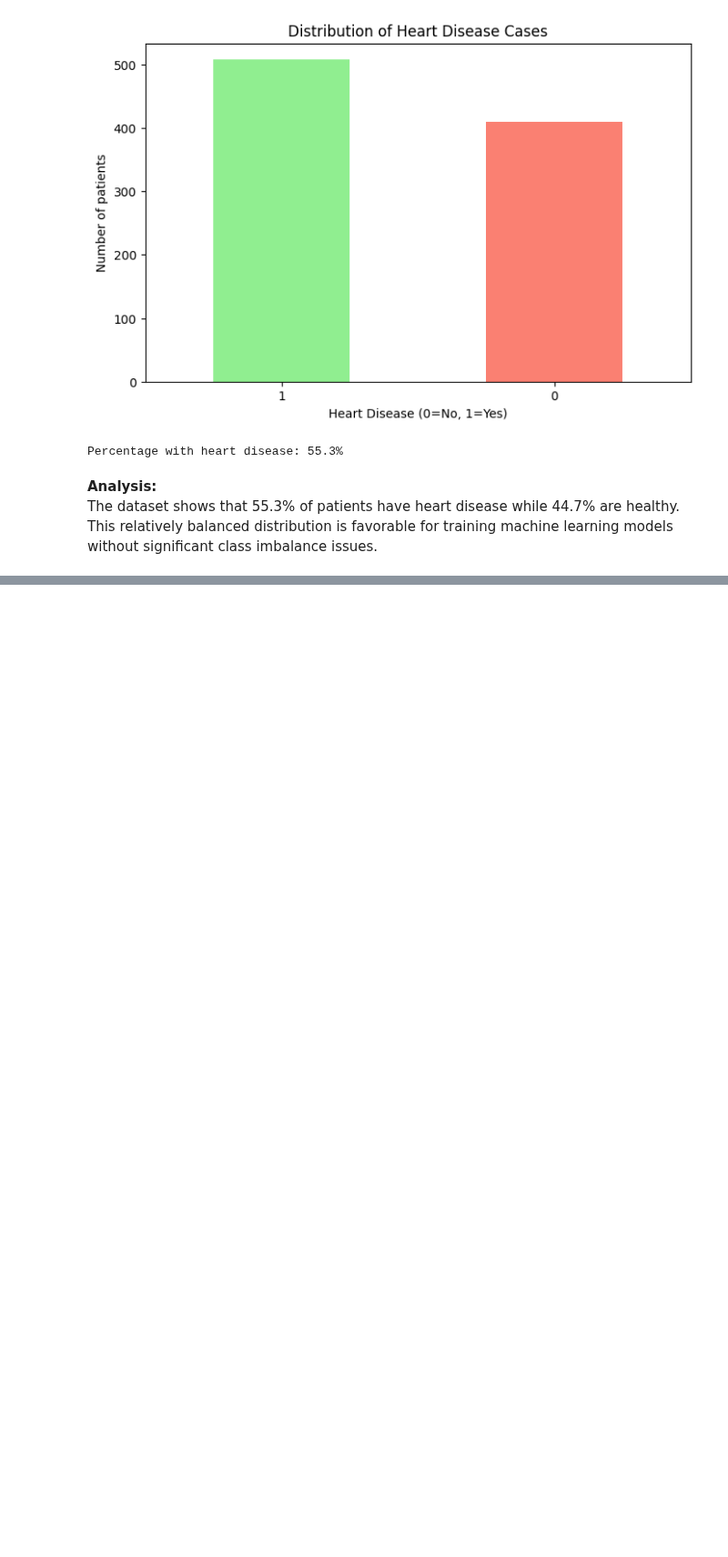
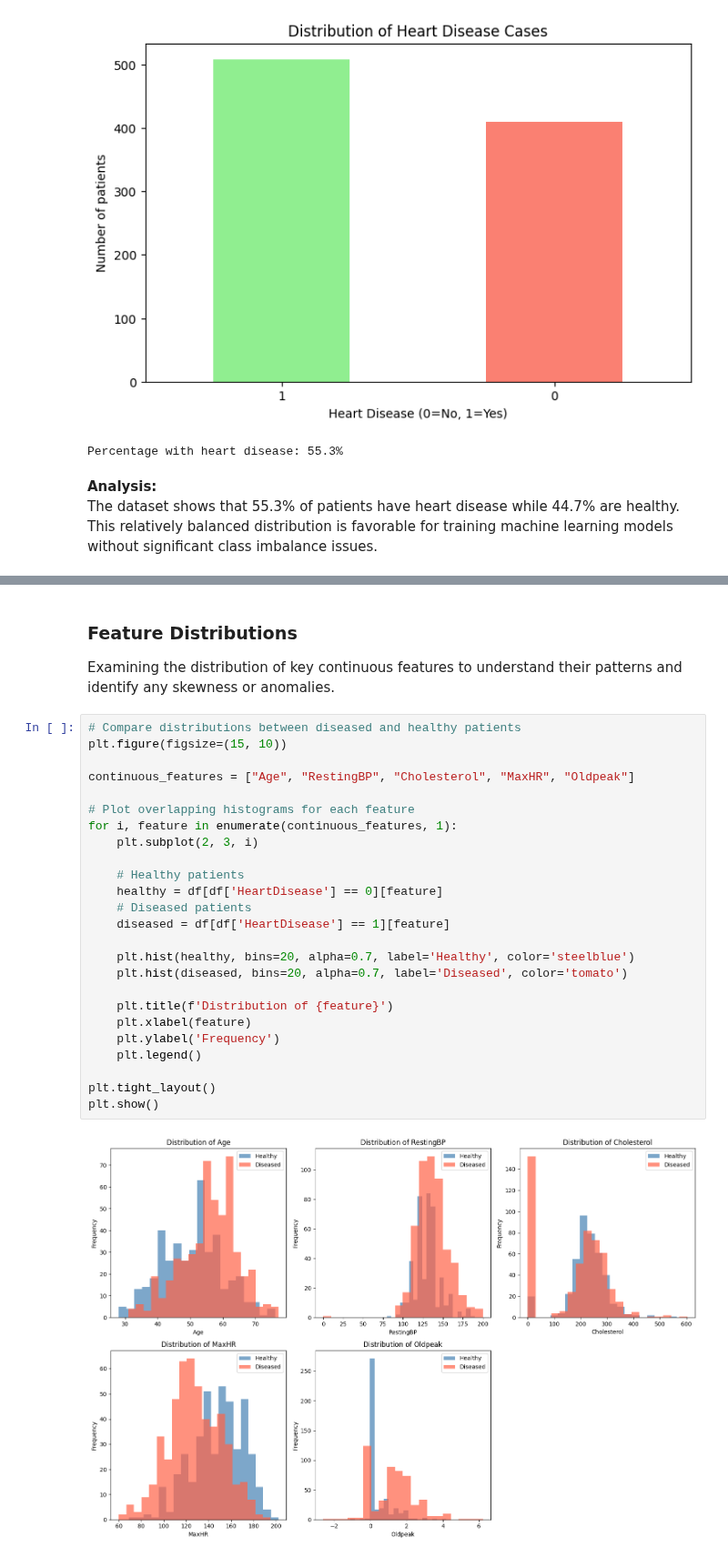
Before and after one commit to AishwaryaAshok846/Heart-Disease-Prediction, a Jupyter notebook: heart_disease_prediction.ipynb, the cells around one changed output, grey strips where cells are left out. Shown at 91% size. Drawn from its saved outputs; the diff is of its cells as text; blank space fills up the shorter version.

```diff
--- a/heart_disease_prediction.ipynb
+++ b/heart_disease_prediction.ipynb
@@ -154,0 +220,31 @@ The dataset shows that 55.3% of patients have heart disease while 44.7% are heal
+# %% [markdown]
+### Feature Distributions
+
+Examining the distribution of key continuous features to understand their patterns and identify any skewness or anomalies.
+# %%
+# Compare distributions between diseased and healthy patients
+plt.figure(figsize=(15, 10))
+
+continuous_features = ["Age", "RestingBP", "Cholesterol", "MaxHR", "Oldpeak"]
+
+# Plot overlapping histograms for each feature
+for i, feature in enumerate(continuous_features, 1):
+    plt.subplot(2, 3, i)
+
+    # Healthy patients
+    healthy = df[df['HeartDisease'] == 0][feature]
+    # Diseased patients
+    diseased = df[df['HeartDisease'] == 1][feature]
+
+    plt.hist(healthy, bins=20, alpha=0.7, label='Healthy', color='steelblue')
+    plt.hist(diseased, bins=20, alpha=0.7, label='Diseased', color='tomato')
+
+    plt.title(f'Distribution of {feature}')
+    plt.xlabel(feature)
+    plt.ylabel('Frequency')
+    plt.legend()
+
+plt.tight_layout()
+plt.show()
+# %% [output]
+[figure, added]
```
Also changed, not shown: parts of 10 cells of this notebook.
